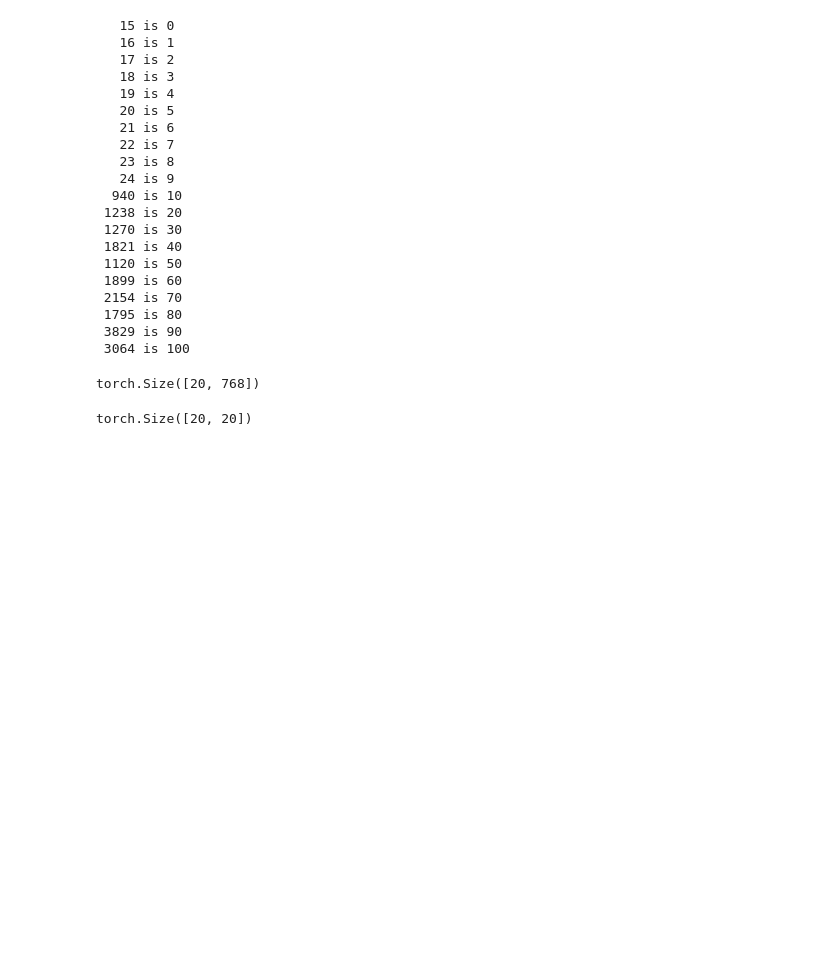
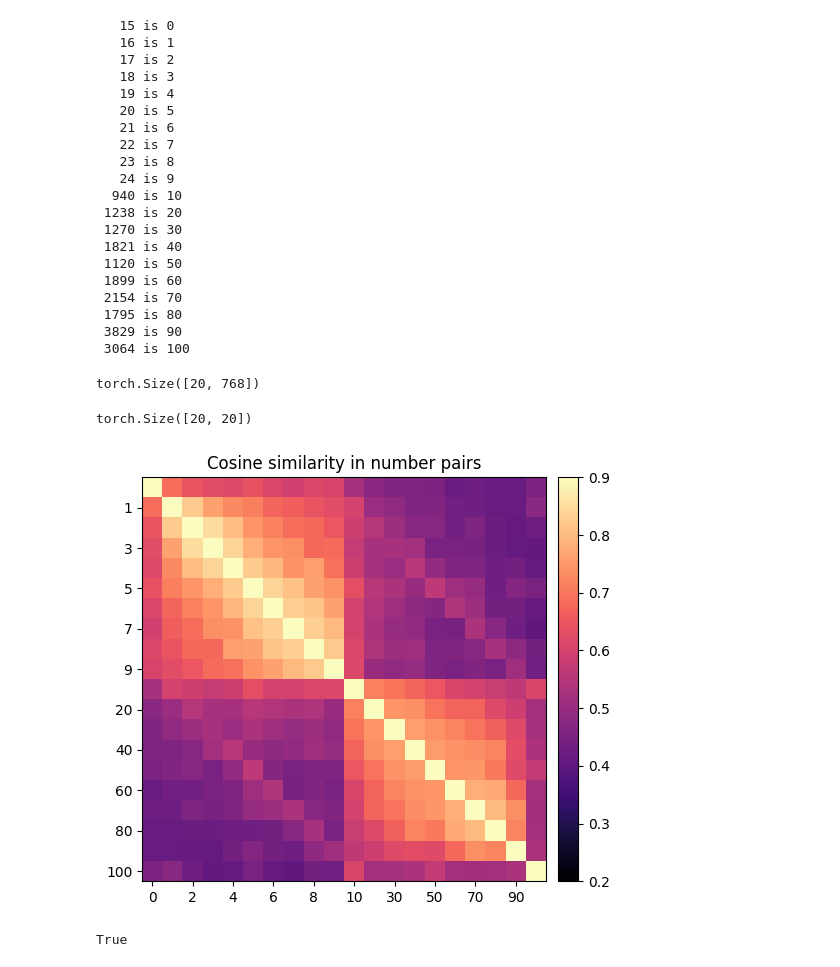
Before and after one commit to Saransh-Basu-01/50-Ml-Projects-to-understand-LLMs, a Jupyter notebook: Project_10_Sequential_Number_Cosine_Similarity.ipynb, the cells around one changed output. Saved outputs shown, nothing was run; the diff lists cells and outputs as text; code cells hidden in the pictures; blank space fills up the shorter version.

```diff
--- a/Project_10_Sequential_Number_Cosine_Similarity.ipynb
+++ b/Project_10_Sequential_Number_Cosine_Similarity.ipynb
@@ -305,3 +305,35 @@ torch.Size([20, 768])
 csm.shape
 # %% [output]
 torch.Size([20, 20])
+# %%
+plt.imshow(csm,vmin=.2,vmax=.9,cmap='magma')
+plt.gca().set(xticks=range(0,len(nums),2),xticklabels=nums[::2],
+              yticks=range(1,len(nums),2),yticklabels=nums[1::2],
+              title='Cosine similarity in number pairs')
+plt.colorbar(pad=.02)
+
+plt.tight_layout()
+plt.show()
+# %% [output]
+[figure, added]
+# %%
+import torch
+import torch.nn.functional as F
+import numpy as np
+from sklearn.metrics.pairwise import cosine_similarity
+
+# Dummy data, same shape as your E
+E = torch.randn(20, 768)
+
+# PyTorch version
+E_norm = F.normalize(E, p=2, dim=1)
+csm_torch = (E_norm @ E_norm.T).numpy()
+
+# sklearn version
+csm_sklearn = cosine_similarity(E.numpy())
+
+# Compare
+print(np.allclose(csm_torch, csm_sklearn, atol=1e-6))
+# True
+# %% [output]
+True
```
